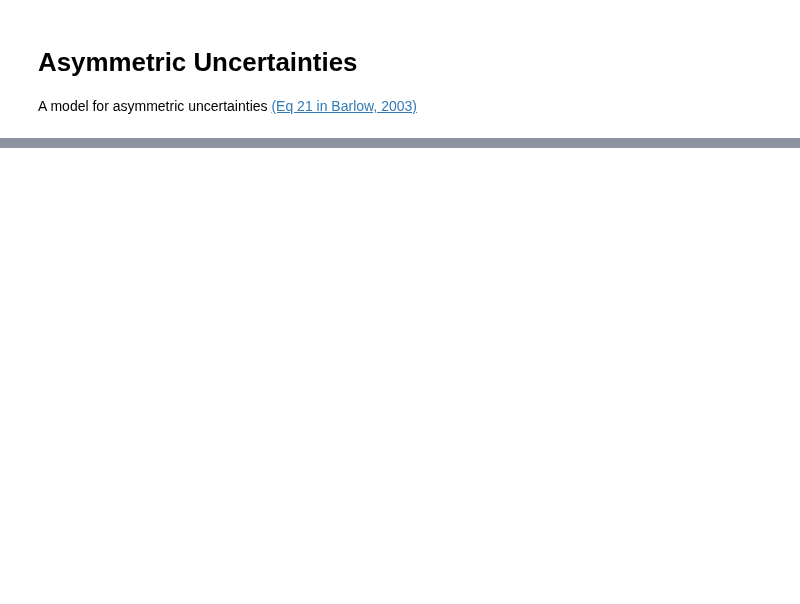
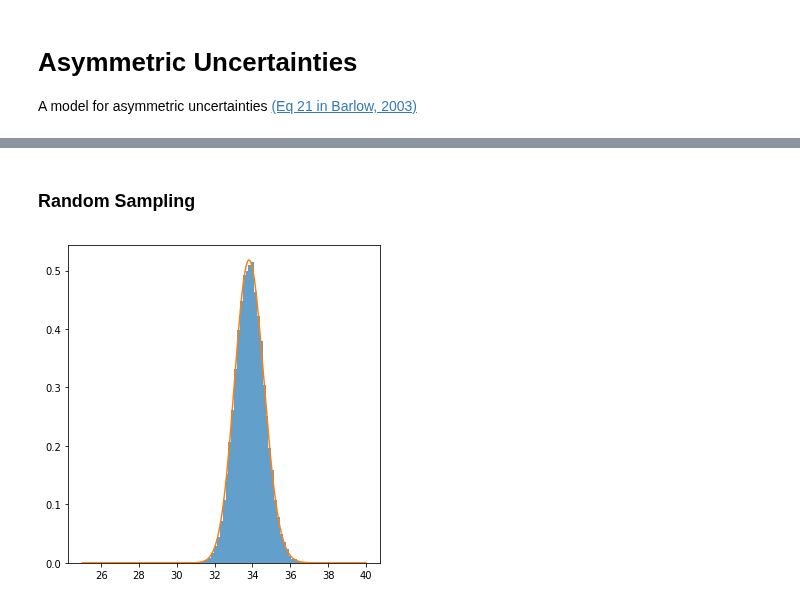
Before and after one commit to icecube/ASTERIA, a Jupyter notebook: docs/nb/asymmetric_errors.ipynb, the cells around one changed output, grey strips where cells are left out. Cells and saved outputs as stored; diff of their text form; code cells hidden in the pictures; blank space fills up the shorter version.

```diff
--- a/docs/nb/asymmetric_errors.ipynb
+++ b/docs/nb/asymmetric_errors.ipynb
@@ -48,0 +75,13 @@ fig.tight_layout()
+# %% [markdown]
+### Random Sampling
+# %%
+fig, ax = plt.subplots(1, 1, figsize=(5,5))
+cut = cdf > 0
+Cdf = PchipInterpolator(cdf[cut], a[cut])
+u = np.random.uniform(0.,1., 50000)
+A = Cdf(u)
+ax.hist(A, bins=np.linspace(25,40,100), alpha=0.7, density=True)
+ax.plot(a, L)
+fig.tight_layout()
+# %% [output]
+[figure, added]
```
Also changed, not shown: parts of 11 cells of this notebook.
